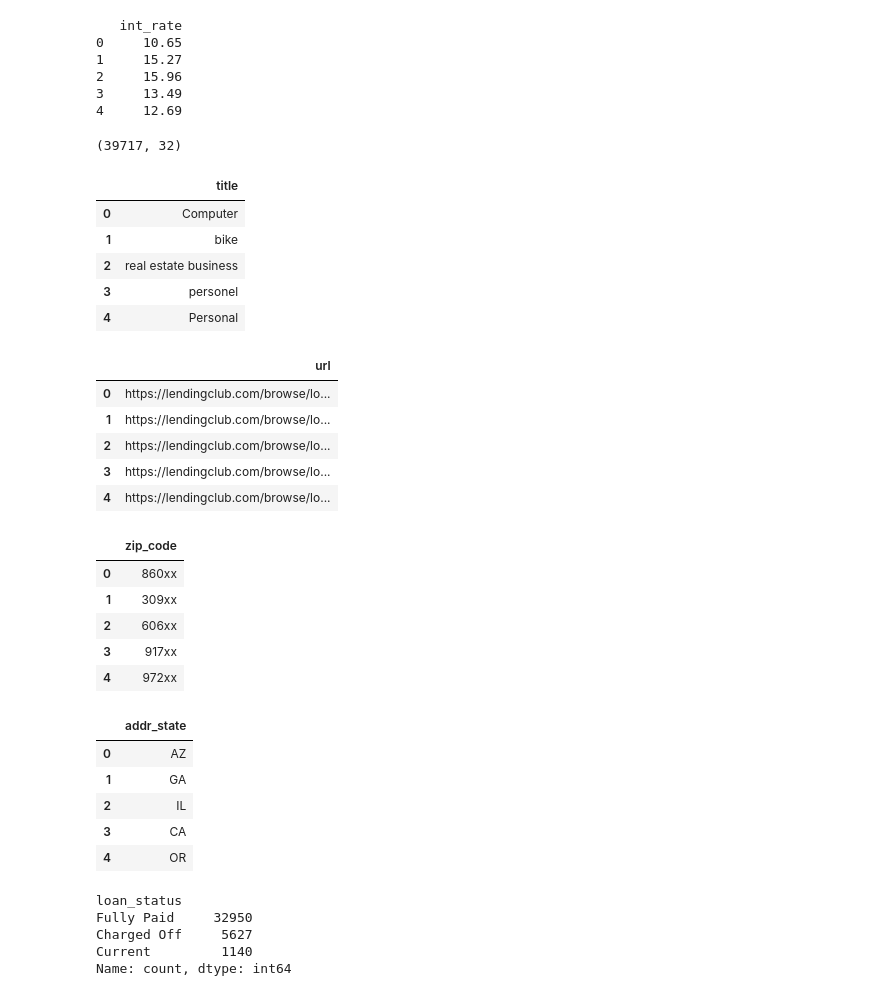
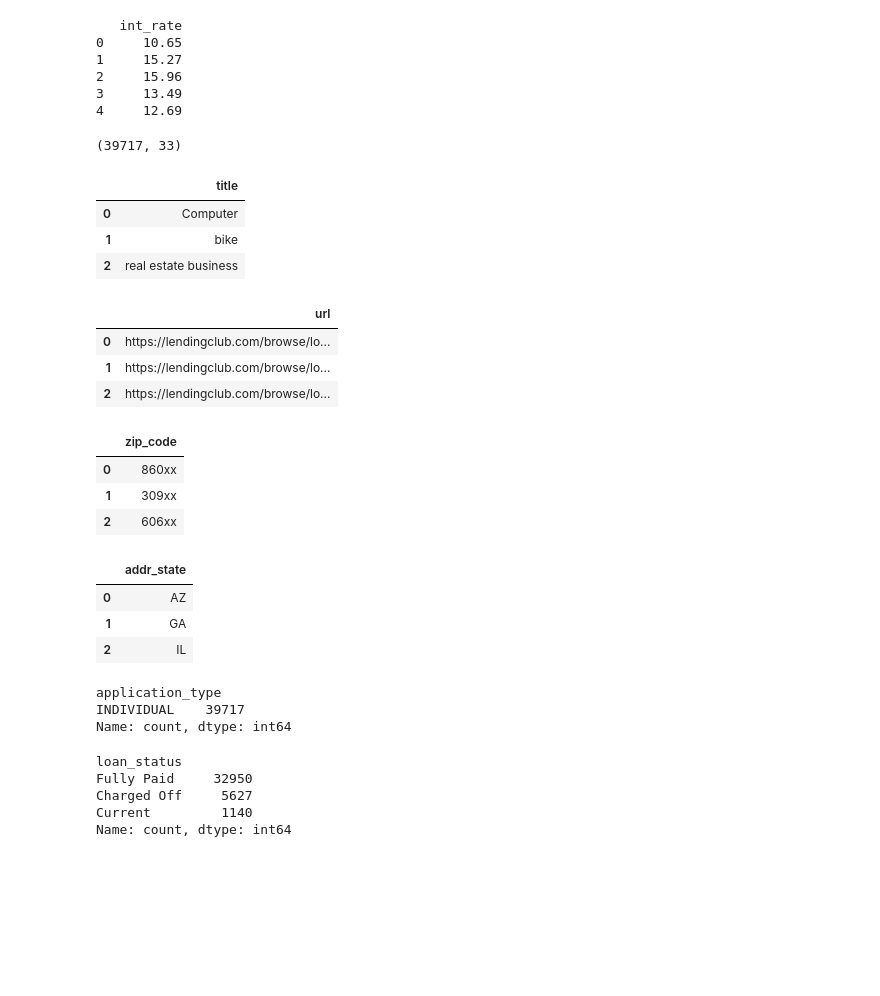
Before and after one commit to archishgithub/LeandingClubCaseStudy, a Jupyter notebook: EDA_Lending_club.ipynb, the cells around one changed output. Drawn from its saved outputs; the diff is of its cells as text; code cells hidden in the pictures; blank space fills up the shorter version.

```diff
--- a/EDA_Lending_club.ipynb
+++ b/EDA_Lending_club.ipynb
@@ -11,7 +9,7 @@ warnings.filterwarnings('ignore')
 # %%
-##loan_data=pd.read_csv("/Users/sammy/Downloads/loan 3.csv")
-loan_data = pd.read_csv('C:/Users/agantait/Downloads/LendingClubCaseStudy/loan.csv')
-loan_data.head()
+#Importing data
+loan_data=pd.read_csv("/Users/sammy/Downloads/loan 3.csv")
+loan_data.head(3)
 # %% [output]
 |  | id | member_id | loan_amnt | funded_amnt | funded_amnt_inv | term | int_rate | installment | grade | ... |
 | 0 | 1077501 | 1296599 | 5000 | 5000 | 4975.0 | 36 months | 10.65% | 162.87 | B | ... |
@@ -209,49 +240,48 @@ print(loan_data[['int_rate']].head())
 Future_vars = ['delinq_2yrs', 'earliest_cr_line', 'inq_last_6mths', 'open_acc', 'pub_rec', 'revol_bal',
                'revol_util', 'total_acc', 'out_prncp', 'out_prncp_inv', 'total_pymnt', 'total_pymnt_inv',
                'total_rec_prncp', 'total_rec_int', 'total_rec_late_fee', 'recoveries', 'collection_recovery_fee',
-               'last_pymnt_d', 'last_pymnt_amnt', 'last_credit_pull_d', 'application_type']
+               'last_pymnt_d', 'last_pymnt_amnt', 'last_credit_pull_d']
 # %%
 # let's now remove these variables from analysis
 loan_data = loan_data.drop(Future_vars, axis=1)
 loan_data.shape
 # %% [output]
-(39717, 32)
+(39717, 33)
 # %%
 #Now understanding vars having Meta data or the ones which wont have an impact
-loan_data[['title']].head()
+loan_data[['title']].head(3)
 # %% [output]
 |  | title |
 | 0 | Computer |
 | 1 | bike |
 | 2 | real estate business |
-| 3 | personel |
-| 4 | Personal |
 # %%
-loan_data[['url']].head()
+loan_data[['url']].head(3)
 # %% [output]
 |  | url |
 | 0 | https://lendingclub.com/browse/lo... |
 | 1 | https://lendingclub.com/browse/lo... |
 | 2 | https://lendingclub.com/browse/lo... |
-| 3 | https://lendingclub.com/browse/lo... |
-| 4 | https://lendingclub.com/browse/lo... |
 # %%
-loan_data[['zip_code']].head()
+loan_data[['zip_code']].head(3)
 # %% [output]
 |  | zip_code |
 | 0 | 860xx |
 | 1 | 309xx |
 | 2 | 606xx |
-| 3 | 917xx |
-| 4 | 972xx |
 # %%
-loan_data[['addr_state']].head()
+loan_data[['addr_state']].head(3)
 # %% [output]
 |  | addr_state |
 | 0 | AZ |
 | 1 | GA |
 | 2 | IL |
-| 3 | CA |
-| 4 | OR |
+# %%
+#All the applications are for Individual only
+loan_data['application_type'].value_counts()
+# %% [output]
+application_type
+INDIVIDUAL    39717
+Name: count, dtype: int64
 # %%
 #Removing these
```
Also changed, not shown: parts of 51 cells of this notebook.
